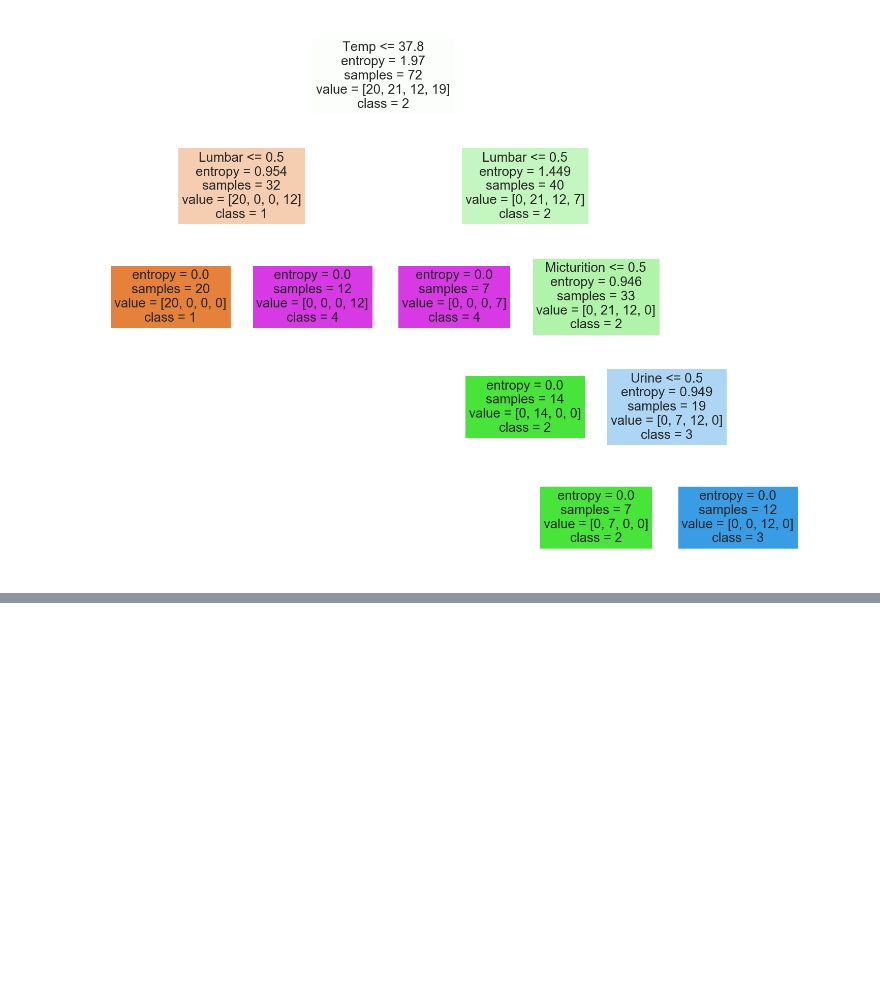
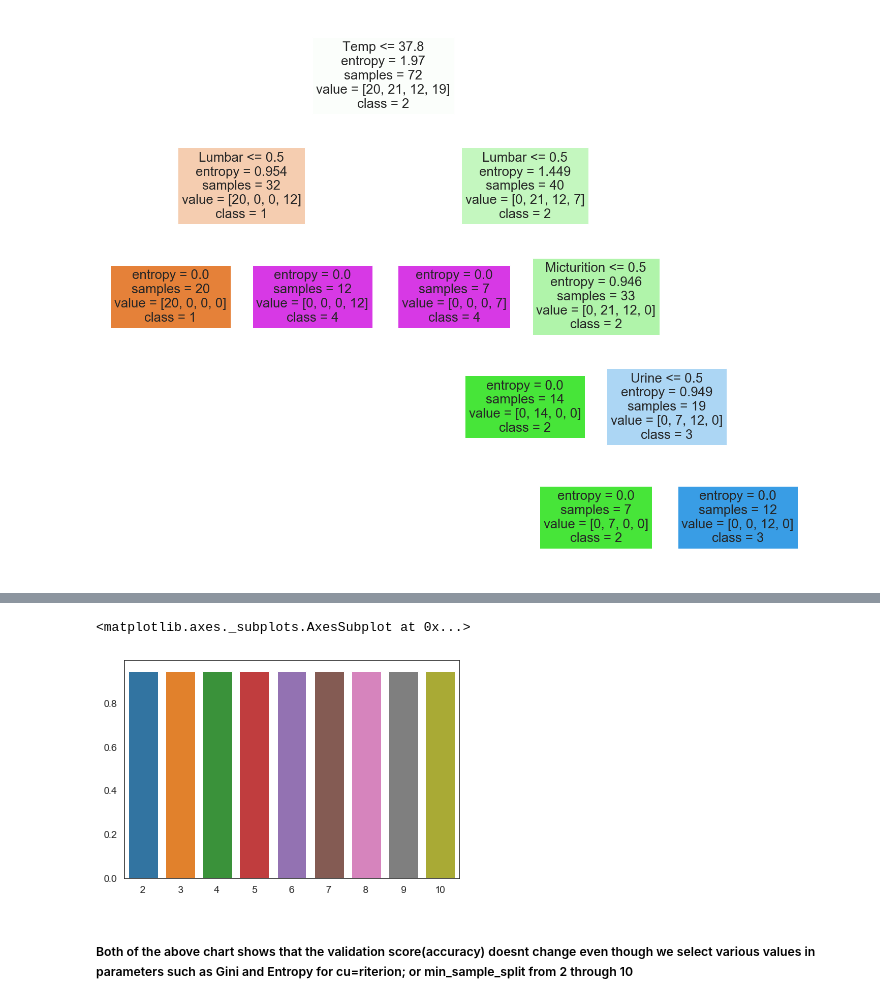
Before and after one commit to harshalshah162/UCR_Codes, a Jupyter notebook: MidtermProjectFinal_pd_v1.ipynb, the cells around one changed output, grey strips where cells are left out. Cells and saved outputs as stored; diff of their text form; code cells hidden in the pictures; blank space fills up the shorter version.

```diff
--- a/MidtermProjectFinal_pd_v1.ipynb
+++ b/MidtermProjectFinal_pd_v1.ipynb
@@ -562,0 +574,8 @@ _ = tree.plot_tree(classifier,
+# %%
+train_scores, valid_scores = validation_curve(DecisionTreeClassifier(), X, y, "min_samples_split",[2,3,4,5,6,7,8,9,10],cv=5)
+sns.barplot(x = [2,3,4,5,6,7,8,9,10], y = [i.mean() for i in valid_scores])
+# %% [output]
+<matplotlib.axes._subplots.AxesSubplot at 0x...>
+[figure, added]
+# %% [markdown]
+##### Both of the above chart shows that the validation score(accuracy) doesnt change even though we select various values in parameters such as Gini and Entropy for cu=riterion; or min_sample_split from 2 through 10
```
Also changed, not shown: parts of 5 cells of this notebook.
